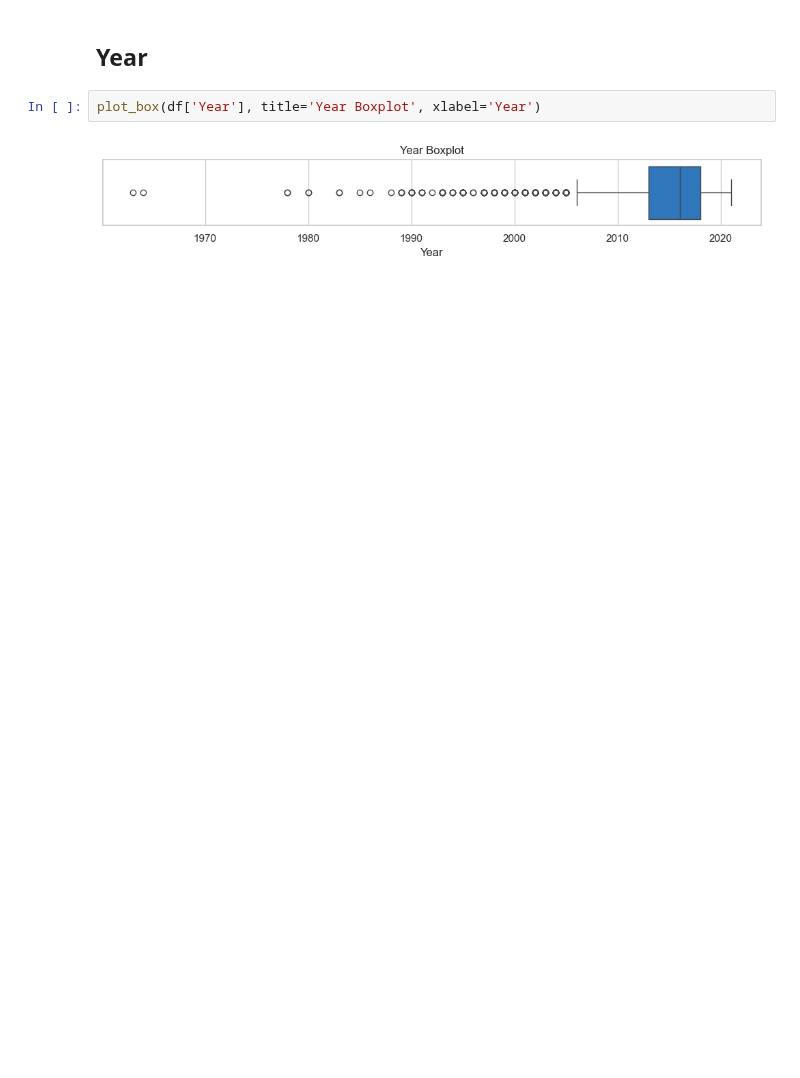
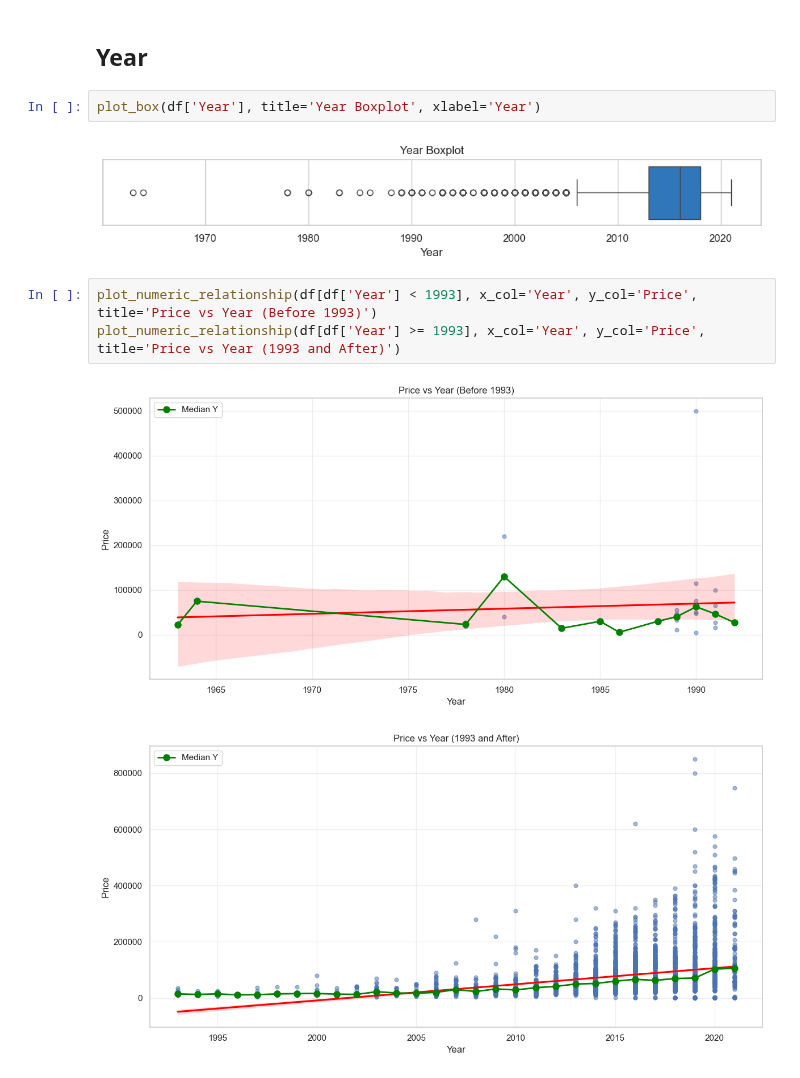
Before and after one commit to RioPramana21/Ctrl-Price-Taking-Control-of-Used-Car-Valuations-with-ML, a Jupyter notebook: code_files/3_outliers_handling.ipynb, the cells around one changed output. Cells and saved outputs as stored; diff of their text form; blank space fills up the shorter version.

```diff
--- a/code_files/3_outliers_handling.ipynb
+++ b/code_files/3_outliers_handling.ipynb
@@ -154,3 +240,9 @@ def boxplot_by_category(df, cat_col, num_col='Price', top_n=None, sort_by_median
 plot_box(df['Year'], title='Year Boxplot', xlabel='Year')
 # %% [output]
 [figure]
+# %%
+plot_numeric_relationship(df[df['Year'] < 1993], x_col='Year', y_col='Price', title='Price vs Year (Before 1993)')
+plot_numeric_relationship(df[df['Year'] >= 1993], x_col='Year', y_col='Price', title='Price vs Year (1993 and After)')
+# %% [output]
+[figure, added]
+[figure, added]
```
Also changed, not shown: parts of 51 cells of this notebook, 1 other file.
